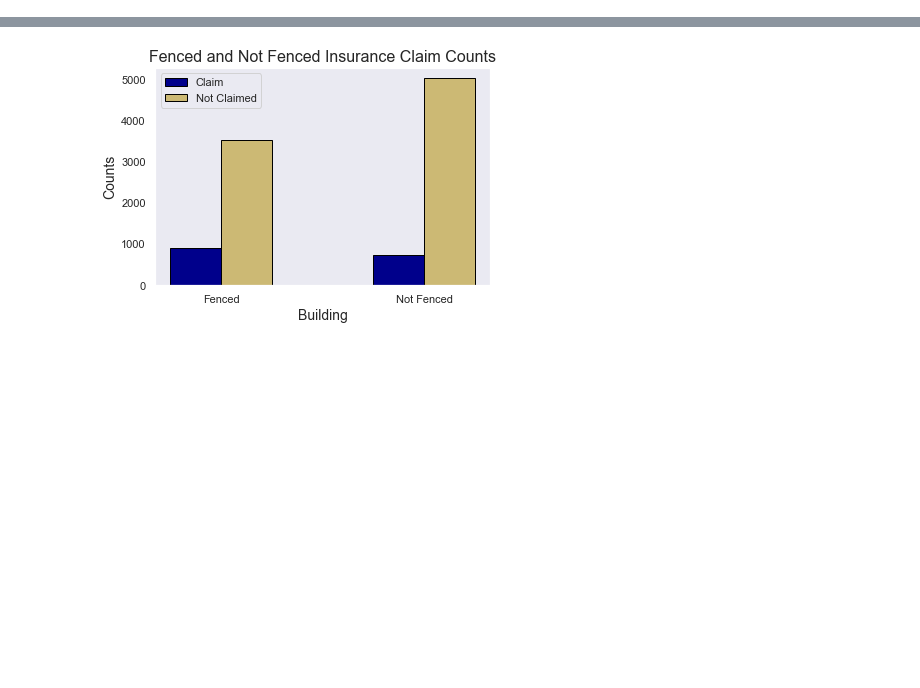
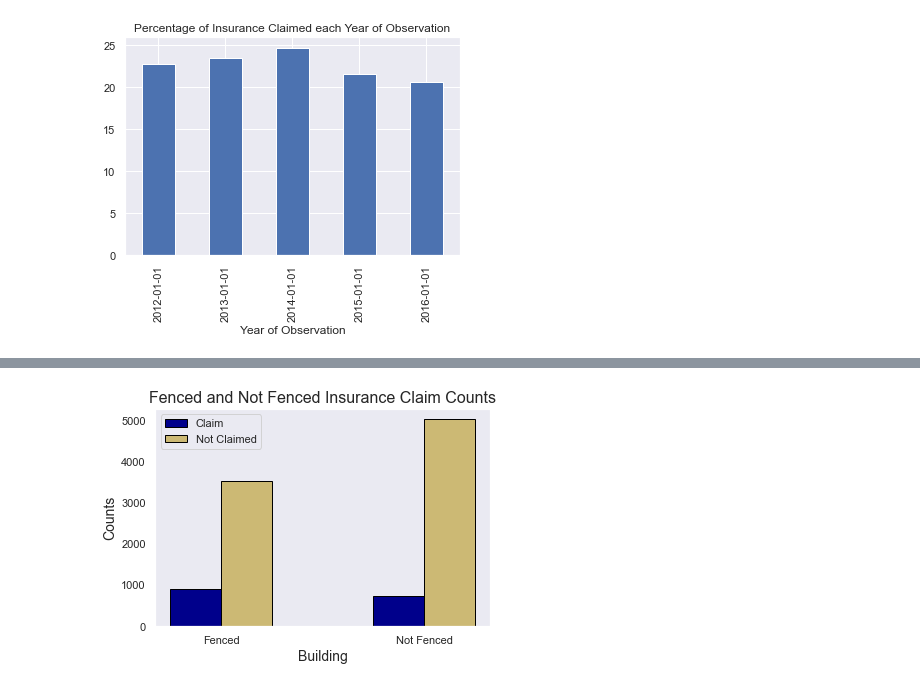
Before and after one commit to spydann/Insurance-Claim-Analysis-and-Prediction, a Jupyter notebook: Insurance/Data Visualization.ipynb, the cells around one changed output, grey strips where cells are left out. Drawn from its saved outputs; the diff is of its cells as text; code cells hidden in the pictures; blank space fills up the shorter version.

```diff
--- a/Insurance/Data Visualization.ipynb
+++ b/Insurance/Data Visualization.ipynb
@@ -47,0 +80,10 @@ Hypothesis
+# %%
+df_0 = pd.DataFrame(data.groupby('Year of Observation')[['Claim','Year of Observation']].value_counts(), columns=['Counts'])
+df_0 = df_0.reset_index()
+
+df_0_pivot = df_0.pivot(values = 'Counts', index='Year of Observation', columns=['Claim'])
+df_0_pivot['sum'] = df_0_pivot[0] + df_0_pivot[1]
+df_0_pivot['Not Claimed %'] = (df_0_pivot[0]/df_0_pivot['sum'])*100
+df_0_pivot['Claimed %'] =  (df_0_pivot[1]/df_0_pivot['sum'])*100
+
+df_0_pivot
@@ -47,0 +98,6 @@ Hypothesis
+# %%
+df_0_pivot['Claimed %'].plot(kind='bar',title = 'Percentage of Insurance Claimed each Year of Observation')
+
+plt.show()
+# %% [output]
+[figure, added]
```
Also changed, not shown: parts of 48 cells of this notebook, 4 other files.
